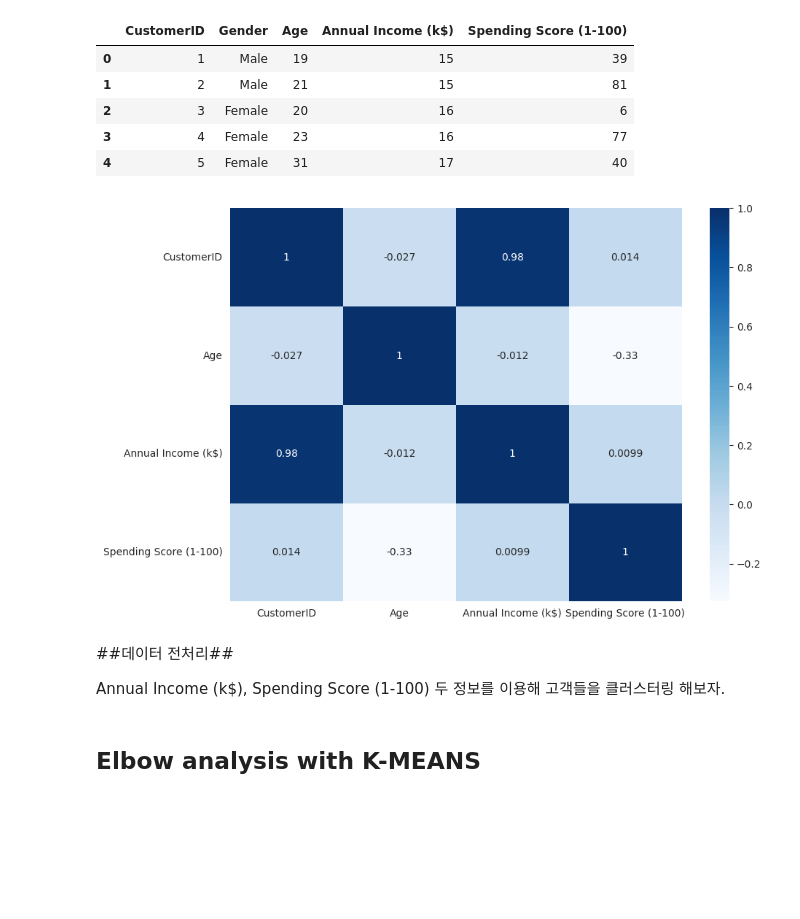
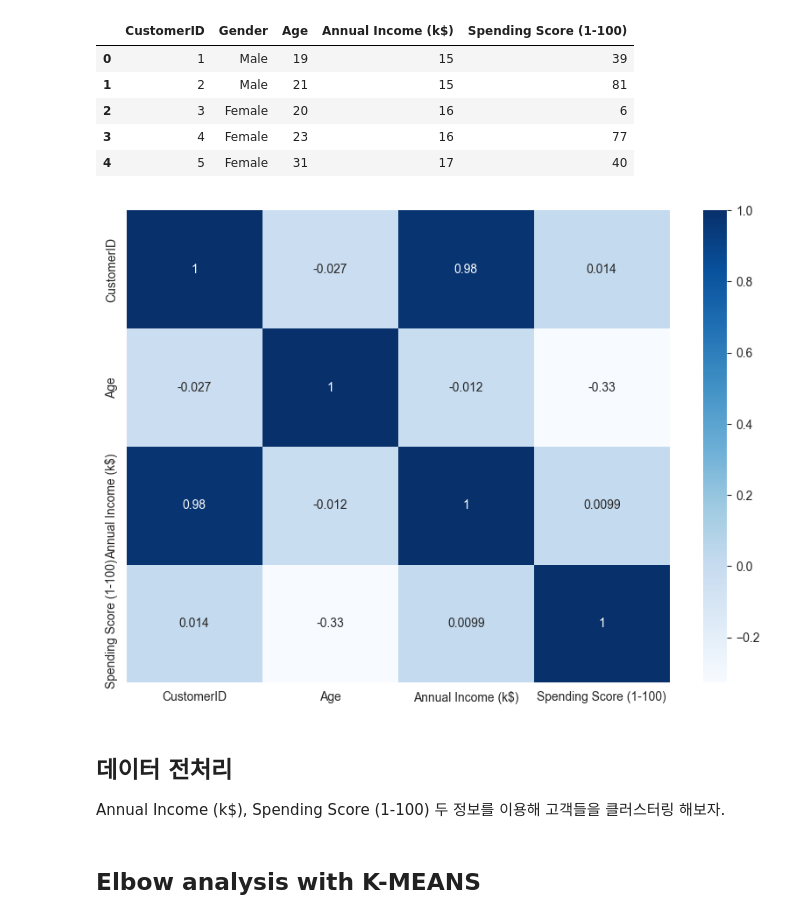
Before and after one commit to mjun0328-study/Univ_IntroductionToAI, a Jupyter notebook: Practice3/Clustering.ipynb, the cells around one changed output. Cells and saved outputs as stored; diff of their text form; code cells hidden in the pictures; blank space fills up the shorter version.

```diff
--- a/Practice3/Clustering.ipynb
+++ b/Practice3/Clustering.ipynb
@@ -215,11 +215,11 @@ df.head()
 # %%
 fig,ax = plt.subplots(figsize=(10,7))
 
-sns.heatmap(#############)
+sns.heatmap(df.drop(columns='Gender').corr(), annot=True, cmap="Blues", ax=ax)
 plt.show()
 # %% [output]
-[figure, old version]
+[figure, new version]
 # %% [markdown]
-##데이터 전처리##
+## 데이터 전처리
 
 Annual Income (k$), Spending Score (1-100) 두 정보를 이용해 고객들을 클러스터링 해보자.
```
Also changed, not shown: parts of 13 cells of this notebook.
